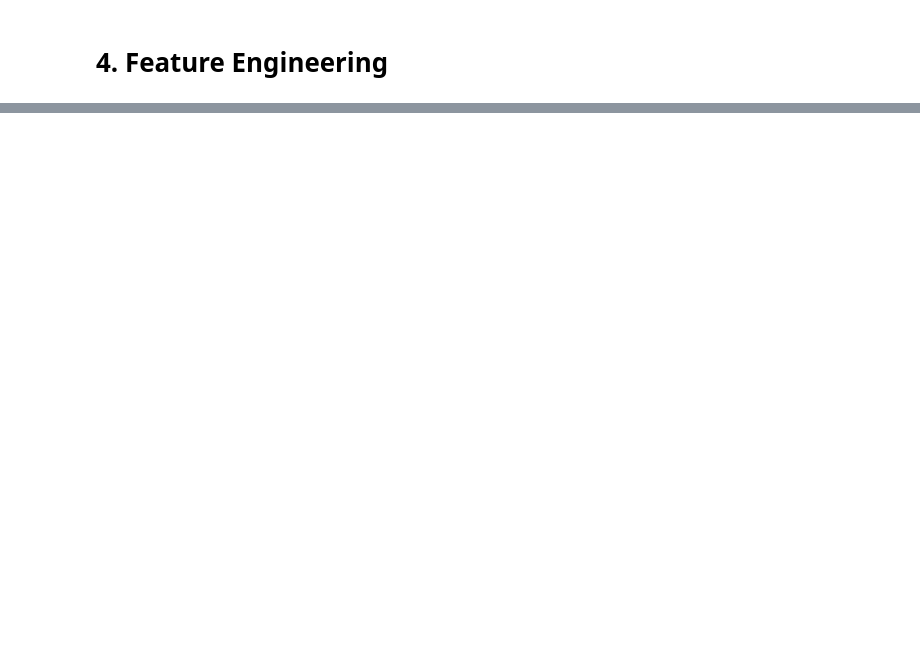
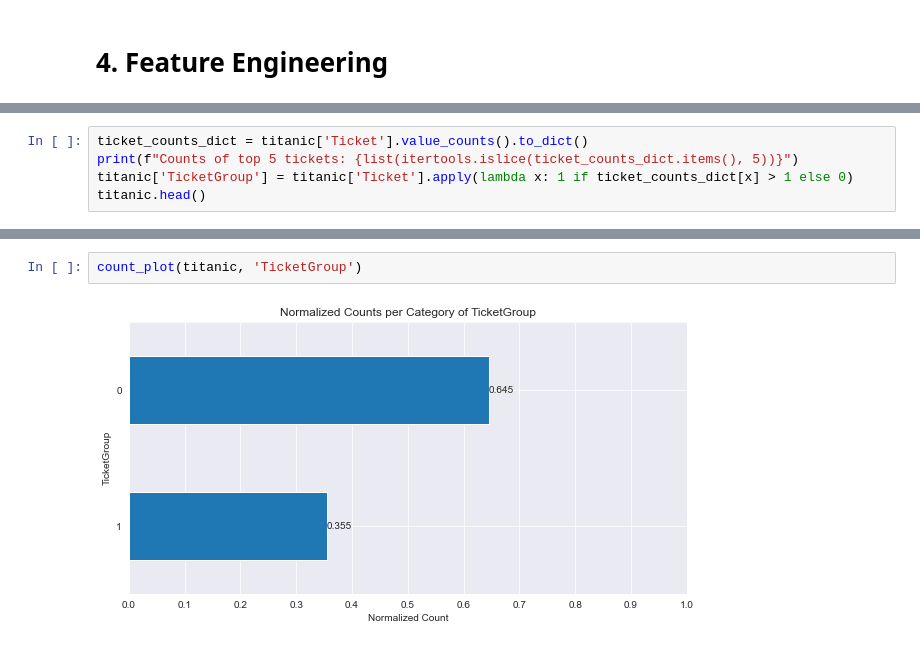
Before and after one commit to Niv-Moshe/Titanic, a Jupyter notebook: eda.ipynb, the cells around one changed output, grey strips where cells are left out. Cells and saved outputs as stored; diff of their text form; blank space fills up the shorter version.

```diff
--- a/eda.ipynb
+++ b/eda.ipynb
@@ -1205,0 +1261,5 @@ All data on Age was imputed properly: True
+# %%
+ticket_counts_dict = titanic['Ticket'].value_counts().to_dict()
+print(f"Counts of top 5 tickets: {list(itertools.islice(ticket_counts_dict.items(), 5))}")
+titanic['TicketGroup'] = titanic['Ticket'].apply(lambda x: 1 if ticket_counts_dict[x] > 1 else 0)
+titanic.head()
@@ -1205,0 +1274,4 @@ All data on Age was imputed properly: True
+# %%
+count_plot(titanic, 'TicketGroup')
+# %% [output]
+[figure, added]
```
Also changed, not shown: parts of 68 cells of this notebook.
